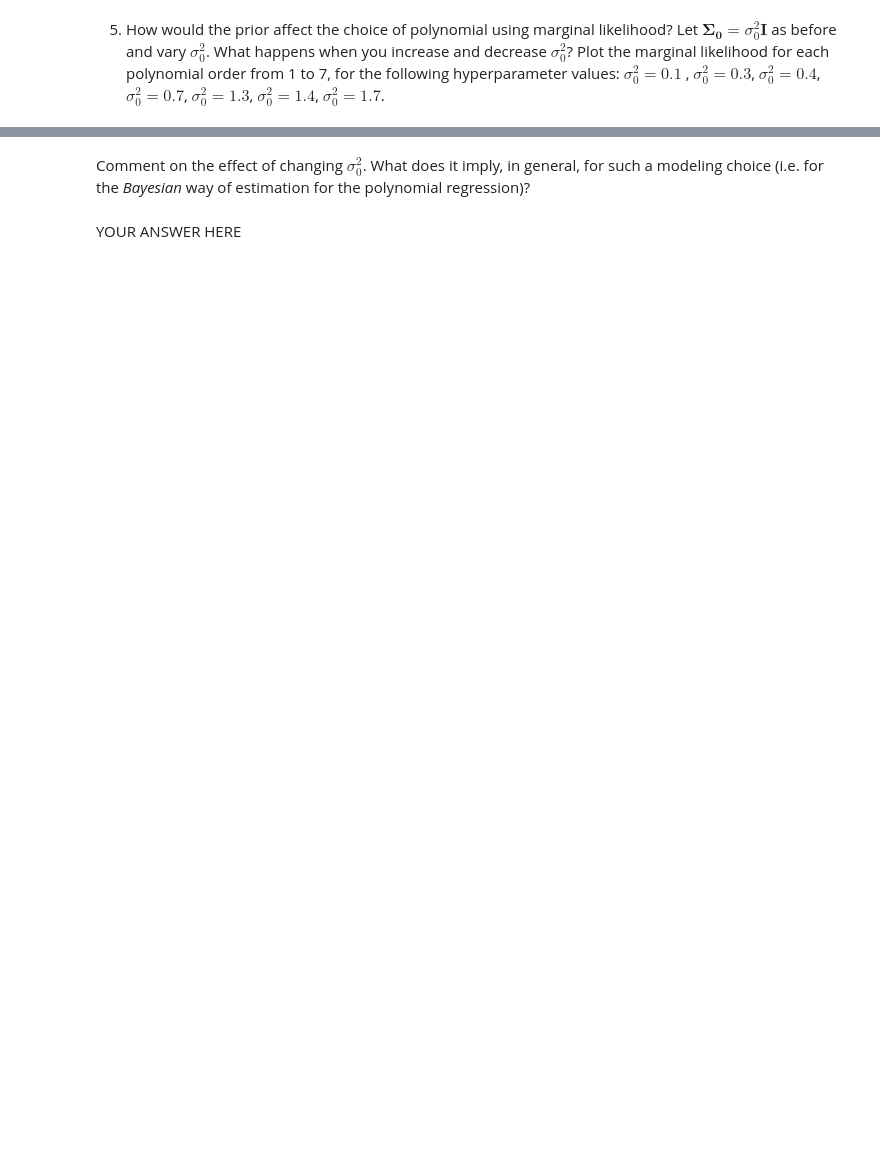
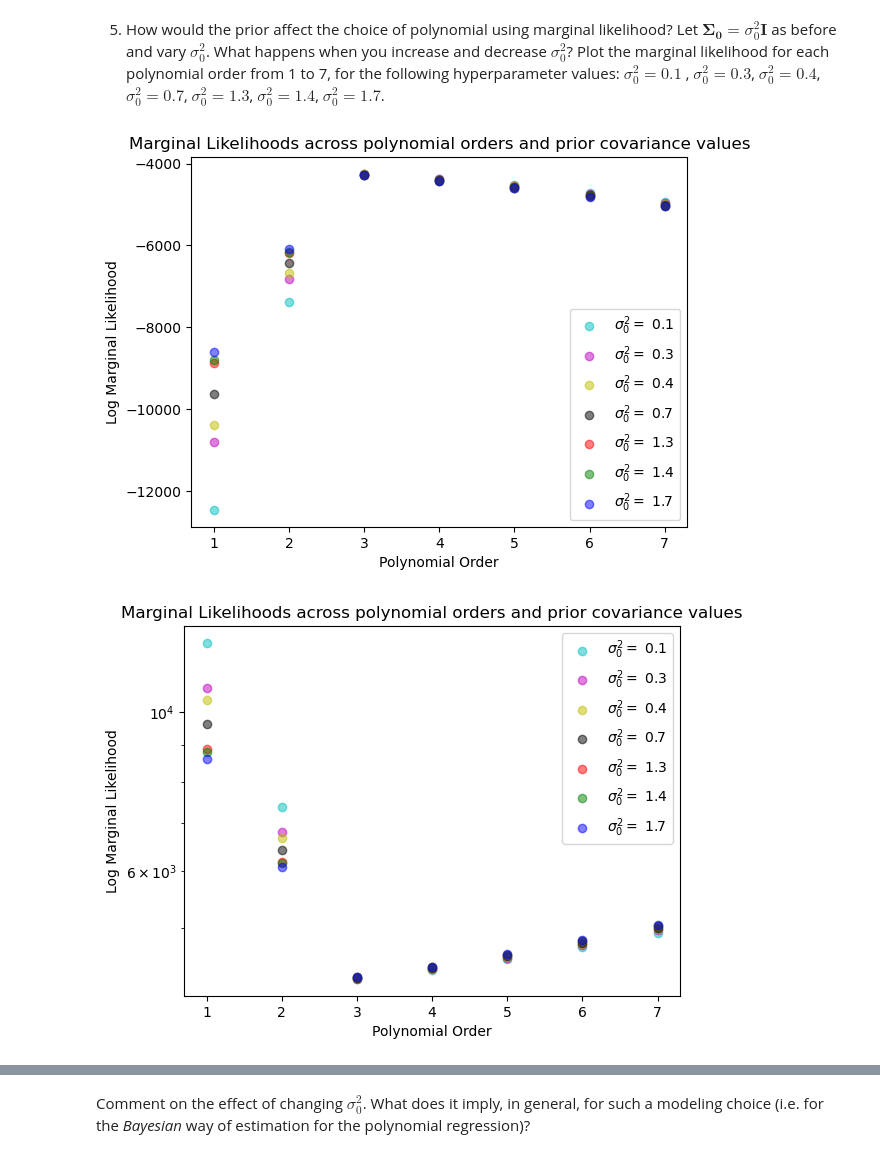
Before and after one commit to meraxion/SML24, a Jupyter notebook: SML24_as03/SML24_as03_3.ipynb, the cells around one changed output, grey strips where cells are left out. Drawn from its saved outputs; the diff is of its cells as text; code cells hidden in the pictures; blank space fills up the shorter version.

```diff
--- a/SML24_as03/SML24_as03_3.ipynb
+++ b/SML24_as03/SML24_as03_3.ipynb
@@ -278,0 +280,56 @@ raise NotImplementedError()
+# %%
+"""
+Plot the marginal likelihood values for different polynomial orders. We now consider different values for sigma_0.
+"""
+# YOUR CODE HERE
+hypersigmas = [0.1, 0.3, 0.4, 0.7, 1.3, 1.4, 1.7]
+
+hypermargs = []
+colors = ["c", "m", "y", "k", "r", "g", "b"]
+
+for i, hypersigma in enumerate(hypersigmas):
+  margs = log_marginal_likelihood(xs, num_data_points, ts, hypersigma)
+  hypermargs.append(margs)
+  plt.scatter(np.arange(1,8), margs, label=rf"$\sigma_0^2 =$ {hypersigma}", color=colors[i], alpha=0.5)
+
+plt.xlabel("Polynomial Order")
+plt.ylabel("Log Marginal Likelihood")
+plt.title("Marginal Likelihoods across polynomial orders and prior covariance values")
+plt.legend()
+plt.show()
+
+"""
+Plot the marginal likelihood values for different polynomial orders. We now consider different values for sigma_0.
+"""
+# YOUR CODE HERE
+hypersigmas = [0.1, 0.3, 0.4, 0.7, 1.3, 1.4, 1.7]
+
+hypermargs = []
+colors = ["c", "m", "y", "k", "r", "g", "b"]
+
+for i, hypersigma in enumerate(hypersigmas):
+  margs = log_marginal_likelihood(xs, num_data_points, ts, hypersigma)
+  hypermargs.append(margs)
+  plt.scatter(np.arange(1,8), -np.asarray(margs), label=rf"$\sigma_0^2 =$ {hypersigma}", color=colors[i], alpha=0.5)
+  plt.yscale("log")
+
+plt.xlabel("Polynomial Order")
+plt.ylabel("Log Marginal Likelihood")
+plt.title("Marginal Likelihoods across polynomial orders and prior covariance values")
+plt.legend()
+plt.show()
+
+
+margs = hypermargs[-1]
+diffs = margs - np.max(margs)
+# I was running into numerical overflow issues, so doing this to make an actual readable plot while still maintaining relative evidence:
+diffs=diffs/1000
+
+plt.bar(np.arange(1,8), np.exp(diffs))
+plt.xlabel("Polynomial Order")
+plt.ylabel("Normalised Likelihood")
+plt.title(rf"Relative Marginal likelihoods, $\sigma_0^2$ = 1.7")
+plt.show()
+# %% [output]
+[figure, added]
+[figure, added]
@@ -279,4 +337,2 @@ raise NotImplementedError()
 # %% [markdown]
 Comment on the effect of changing $\sigma_{0}^{2}$. What does it imply, in general, for such a modeling choice (i.e. for the _Bayesian_ way of estimation for the polynomial regression)?
-# %% [markdown]
-YOUR ANSWER HERE
```
Also changed, not shown: parts of 12 cells of this notebook.
